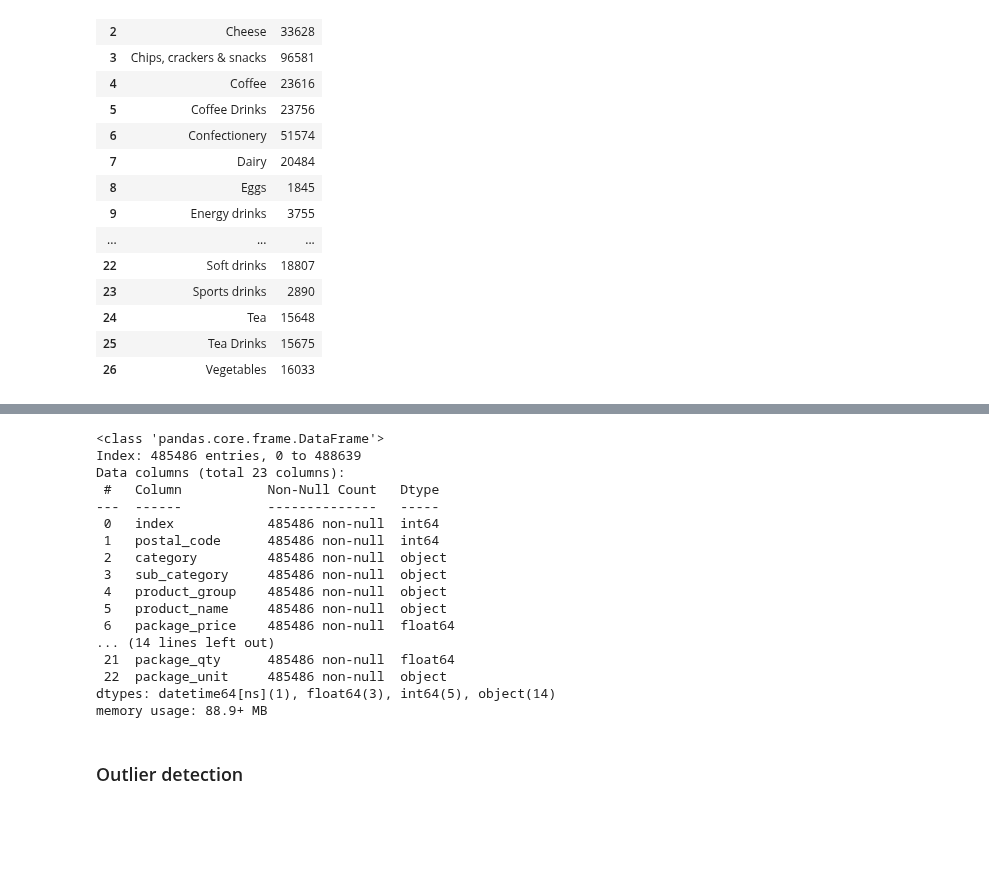
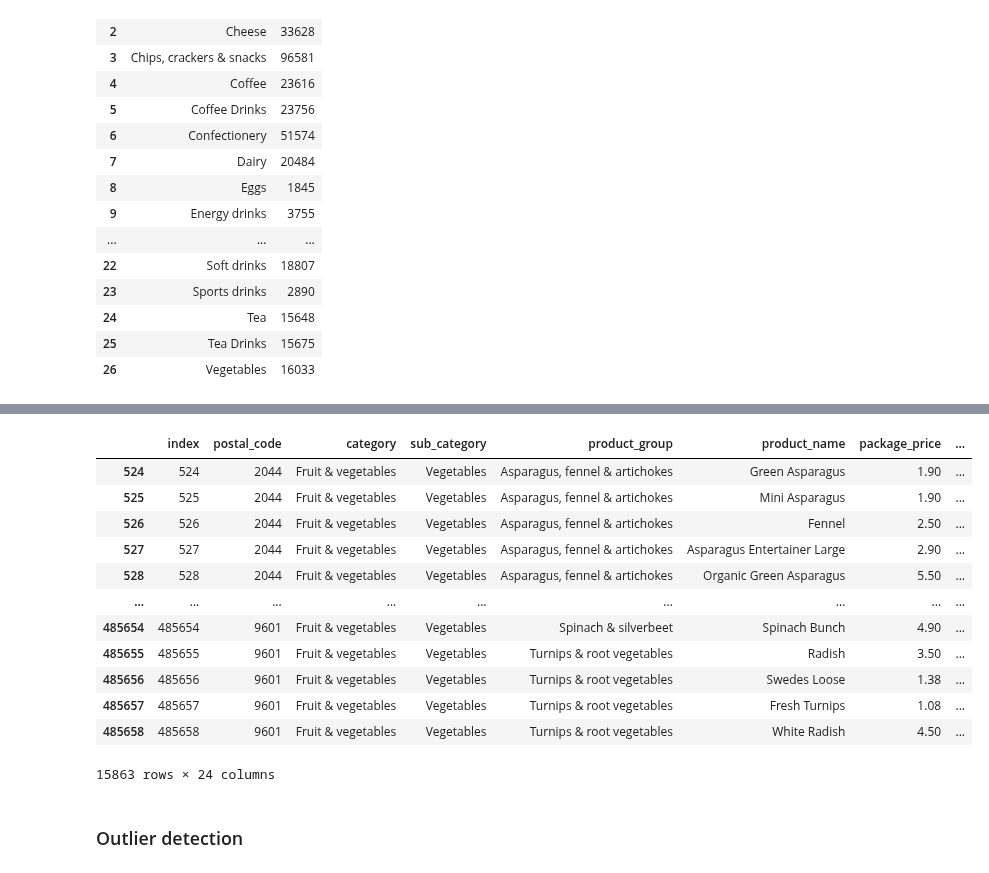
Before and after one commit to binayakhadka/grocery-retail-analytics, a Jupyter notebook: aus.ipynb, the cells around one changed output, grey strips where cells are left out. Drawn from its saved outputs; the diff is of its cells as text; code cells hidden in the pictures; blank space fills up the shorter version.

```diff
--- a/aus.ipynb
+++ b/aus.ipynb
@@ -530,23 +530,19 @@ plt.show()
 # %%
-df.info()
+df.loc[df.sub_category=='Vegetables',]
 # %% [output]
+|  | index | postal_code | category | sub_category | product_group | product_name | package_price | ... |
+| 524 | 524 | 2044 | Fruit & vegetables | Vegetables | Asparagus, fennel & artichokes | Green Asparagus | 1.90 | ... |
+| 525 | 525 | 2044 | Fruit & vegetables | Vegetables | Asparagus, fennel & artichokes | Mini Asparagus | 1.90 | ... |
+| 526 | 526 | 2044 | Fruit & vegetables | Vegetables | Asparagus, fennel & artichokes | Fennel | 2.50 | ... |
+| 527 | 527 | 2044 | Fruit & vegetables | Vegetables | Asparagus, fennel & artichokes | Asparagus Entertainer Large | 2.90 | ... |
+| 528 | 528 | 2044 | Fruit & vegetables | Vegetables | Asparagus, fennel & artichokes | Organic Green Asparagus | 5.50 | ... |
+| ... | ... | ... | ... | ... | ... | ... | ... | ... |
+| 485654 | 485654 | 9601 | Fruit & vegetables | Vegetables | Spinach & silverbeet | Spinach Bunch | 4.90 | ... |
+| 485655 | 485655 | 9601 | Fruit & vegetables | Vegetables | Turnips & root vegetables | Radish | 3.50 | ... |
+| 485656 | 485656 | 9601 | Fruit & vegetables | Vegetables | Turnips & root vegetables | Swedes Loose | 1.38 | ... |
+| 485657 | 485657 | 9601 | Fruit & vegetables | Vegetables | Turnips & root vegetables | Fresh Turnips | 1.08 | ... |
+| 485658 | 485658 | 9601 | Fruit & vegetables | Vegetables | Turnips & root vegetables | White Radish | 4.50 | ... |
-<class 'pandas.core.frame.DataFrame'>
-Index: 485486 entries, 0 to 488639
-Data columns (total 23 columns):
- #   Column           Non-Null Count   Dtype
----  ------           --------------   -----
- 0   index            485486 non-null  int64
- 1   postal_code      485486 non-null  int64
- 2   category         485486 non-null  object
- 3   sub_category     485486 non-null  object
- 4   product_group    485486 non-null  object
- 5   product_name     485486 non-null  object
- 6   package_price    485486 non-null  float64
-... (14 lines left out)
- 21  package_qty      485486 non-null  float64
- 22  package_unit     485486 non-null  object
-dtypes: datetime64[ns](1), float64(3), int64(5), object(14)
-memory usage: 88.9+ MB
+15863 rows × 24 columns
 # %% [markdown]
 ### Outlier detection ###
 # %%
```
Also changed, not shown: parts of 3 cells of this notebook.
